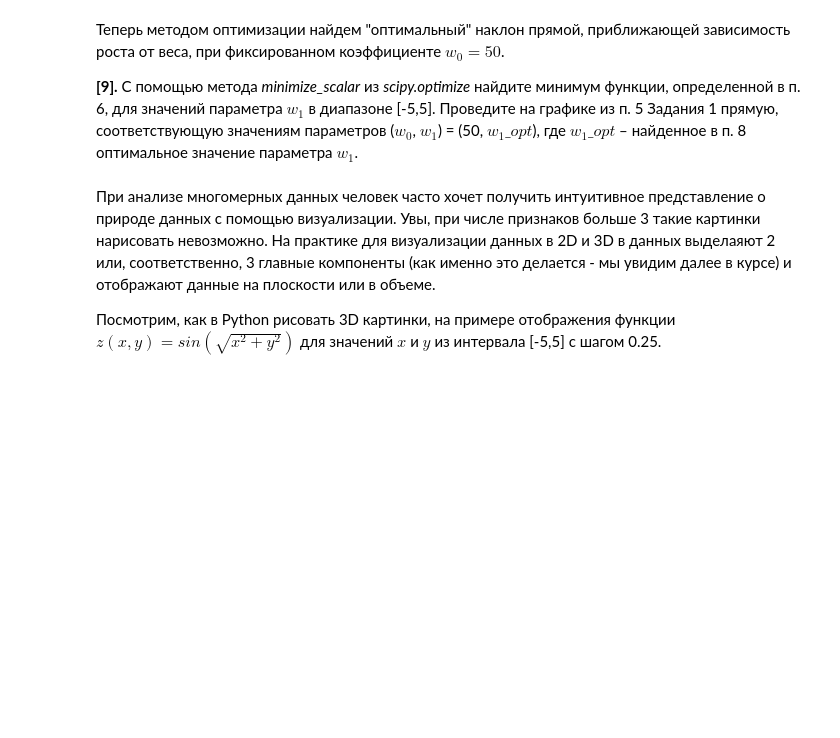
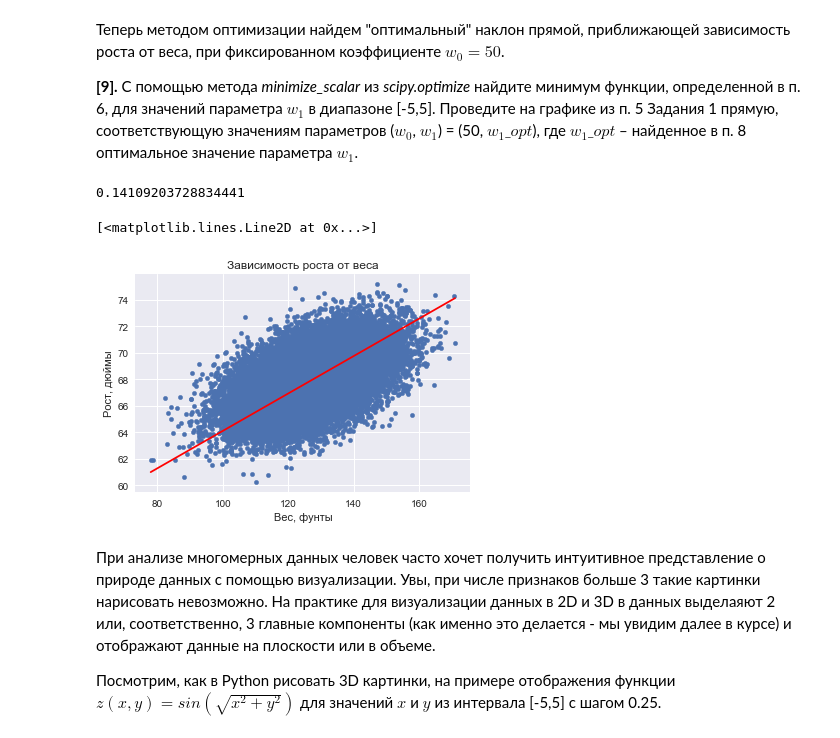
Before and after one commit to adrianoff/ml_coursera, a Jupyter notebook: curs2/week1/peer_review_linreg_height_weight.ipynb, the cells around one changed output. Saved outputs shown, nothing was run; the diff lists cells and outputs as text; code cells hidden in the pictures; blank space fills up the shorter version.

```diff
--- a/curs2/week1/peer_review_linreg_height_weight.ipynb
+++ b/curs2/week1/peer_review_linreg_height_weight.ipynb
@@ -142,3 +163,22 @@ f_err = lambda w0, w1: sum((data['Height'] - (w0 + w1*data['Weight'])) ** 2)
+# %%
+from scipy.optimize import minimize_scalar
+w1_opt = minimize_scalar(e50, bounds=(-5, 5), method='bounded').x
+w1_opt
+# %% [output]
+0.14109203728834441
+# %%
+ax = data.plot(x="Weight", y="Height", kind='scatter')
+ax.set_ylabel(u"Рост, дюймы")
+ax.set_xlabel(u"Вес, фунты")
+ax.set_title(u"Зависимость роста от веса")
+
+w0 = 50
+w1 = w1_opt
+x = np.linspace(min(data['Weight']), max(data['Weight']), 100)
+plt.plot(x, w0 + w1 * x, 'r')
+# %% [output]
+[<matplotlib.lines.Line2D at 0x...>]
+[figure, added]
 # %% [markdown]
 При анализе многомерных данных человек часто хочет получить интуитивное представление о природе данных с помощью визуализации. Увы, при числе признаков больше 3 такие картинки нарисовать невозможно. На практике для визуализации данных в 2D и 3D в данных выделаяют 2 или, соответственно, 3 главные компоненты (как именно это делается - мы увидим далее в курсе) и отображают данные на плоскости или в объеме.
 
```
Also changed, not shown: parts of 16 cells of this notebook, 12 other files.
